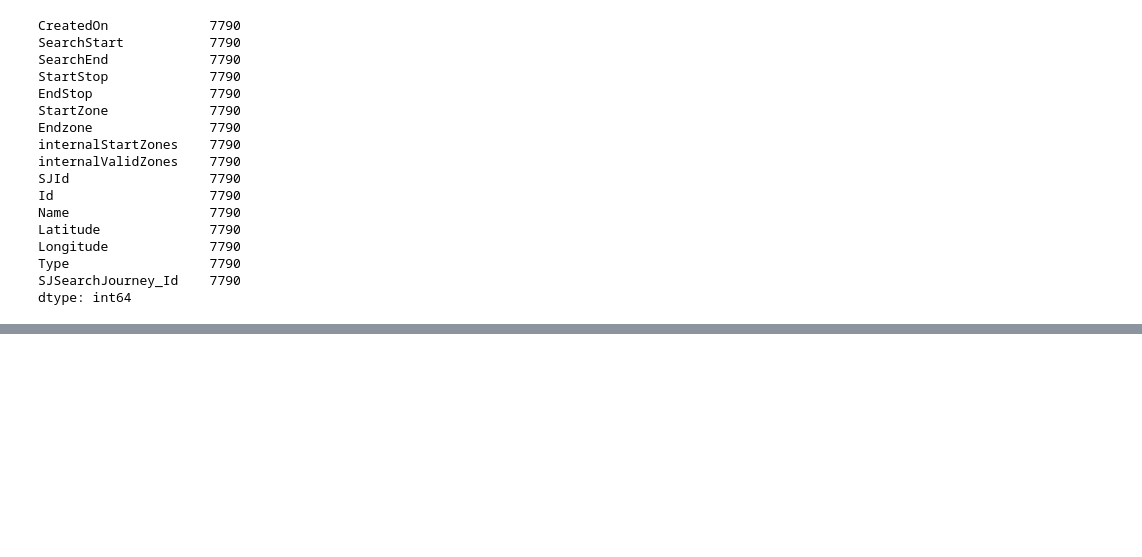
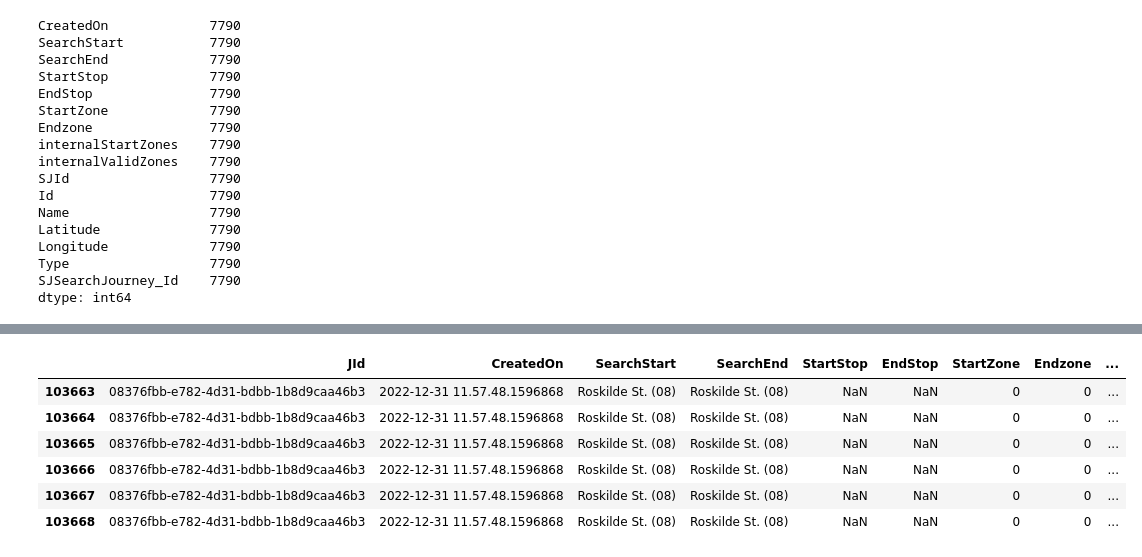
Before and after one commit to monicahardt/BachelorProject, a Jupyter notebook: Notebooks/SJ_Tests.ipynb, the cells around one changed output, grey strips where cells are left out. Drawn from its saved outputs; the diff is of its cells as text; code cells hidden in the pictures; blank space fills up the shorter version.

```diff
--- a/Notebooks/SJ_Tests.ipynb
+++ b/Notebooks/SJ_Tests.ipynb
@@ -84 +169,13 @@ avg / grouped_data.count()
+# %%
+data[(data['internalValidZones'] == '1008,1086,1075,1076,1087,1097,1096,1095,1085,1074,1064,1065,1066,1067,1077,1088,1098,1028,1029,1048,1047,1094,1084,1073,1063,1053,1054,1055,1089,1099,1020,1021,1027,1142,1141,1115,1111,1046,1034,1093,1083,1007,1045,1072,1062,1052,1041,1042,1043,1044,1023,1022,1026,1146,1277,1143,1140,1114,1116,1117,1110,1079,1092,1082,1035,1071,1078,1061,1051,1050,1040,1030,1031,1032,1033,1024,1025,1273,1275,1262,1269,1274,1144,1145,1176,1177,1113,1184,1185,1181,1112,1038,1018,1019,1009,1081,1006,1080,1070,1060,1002,1272,1056,1270,1263,1264,1260,1268,1267,1261,1276,1180,1137,1138,1170,1171,1165,1131,1132')].groupby('JId').count()
+
+data[(data['JId'] == '08376fbb-e782-4d31-bdbb-1b8d9caa46b3')]
+# %% [output]
+|  | JId | CreatedOn | SearchStart | SearchEnd | StartStop | EndStop | StartZone | Endzone | ... |
+| 103663 | 08376fbb-e782-4d31-bdbb-1b8d9caa46b3 | 2022-12-31 11.57.48.1596868 | Roskilde St. (08) | Roskilde St. (08) | NaN | NaN | 0 | 0 | ... |
+| 103664 | 08376fbb-e782-4d31-bdbb-1b8d9caa46b3 | 2022-12-31 11.57.48.1596868 | Roskilde St. (08) | Roskilde St. (08) | NaN | NaN | 0 | 0 | ... |
+| 103665 | 08376fbb-e782-4d31-bdbb-1b8d9caa46b3 | 2022-12-31 11.57.48.1596868 | Roskilde St. (08) | Roskilde St. (08) | NaN | NaN | 0 | 0 | ... |
+| 103666 | 08376fbb-e782-4d31-bdbb-1b8d9caa46b3 | 2022-12-31 11.57.48.1596868 | Roskilde St. (08) | Roskilde St. (08) | NaN | NaN | 0 | 0 | ... |
+| 103667 | 08376fbb-e782-4d31-bdbb-1b8d9caa46b3 | 2022-12-31 11.57.48.1596868 | Roskilde St. (08) | Roskilde St. (08) | NaN | NaN | 0 | 0 | ... |
+| 103668 | 08376fbb-e782-4d31-bdbb-1b8d9caa46b3 | 2022-12-31 11.57.48.1596868 | Roskilde St. (08) | Roskilde St. (08) | NaN | NaN | 0 | 0 | ... |
 # %%
```
Also changed, not shown: parts of 10 cells of this notebook, 1 other file.
